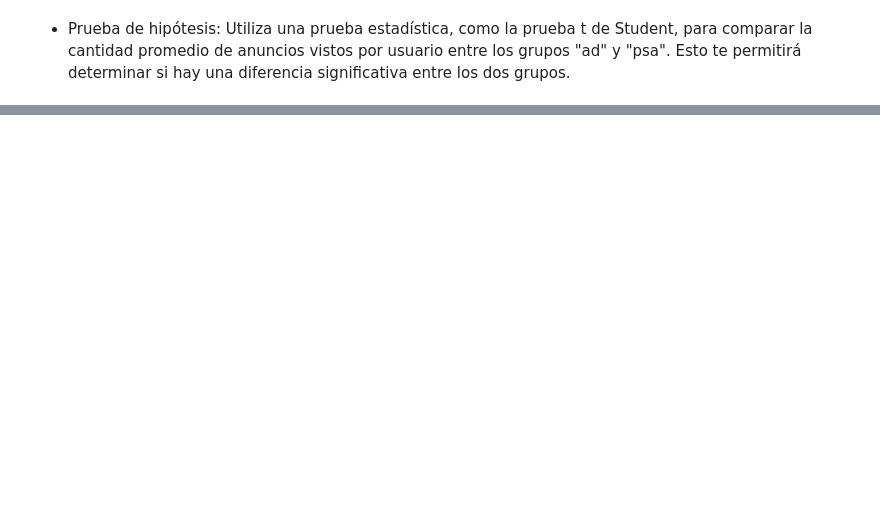
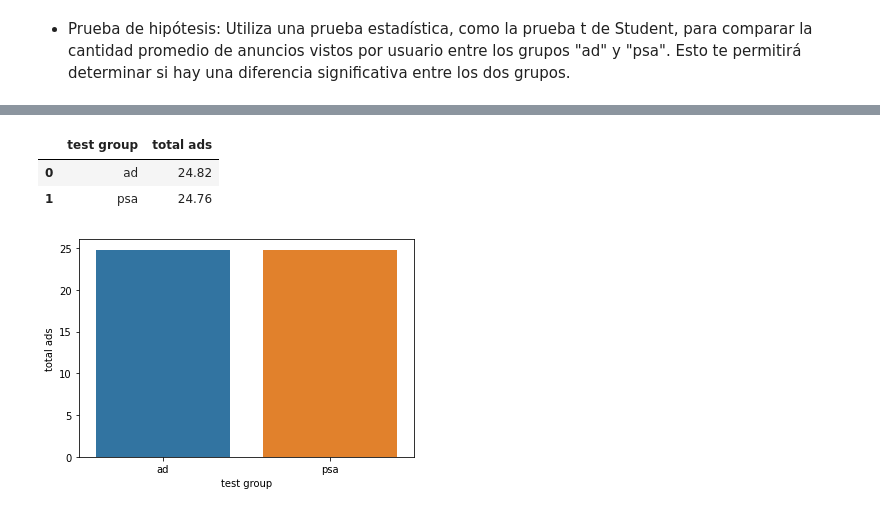
Before and after one commit to Adalab/da-modulo3-sprint2-pairprogramming-PatriciaAnaG, a Jupyter notebook: pair_abtesting.ipynb, the cells around one changed output, grey strips where cells are left out. Cells and saved outputs as stored; diff of their text form; code cells hidden in the pictures; blank space fills up the shorter version.

```diff
--- a/pair_abtesting.ipynb
+++ b/pair_abtesting.ipynb
@@ -167,0 +173,12 @@ print(f"Prueba t para CTR entre Control y Test - p-valor: {p_ttest}")
+# %%
+
+df_promedio_grupos = df.groupby('test group')['total ads'].mean().reset_index().round(2)
+df_promedio_grupos
+# %% [output]
+|  | test group | total ads |
+| 0 | ad | 24.82 |
+| 1 | psa | 24.76 |
+# %%
+sns.barplot(x = 'test group', y = 'total ads', data=df_promedio_grupos );
+# %% [output]
+[figure, added]
```
Also changed, not shown: parts of 9 cells of this notebook, 2 other files.
